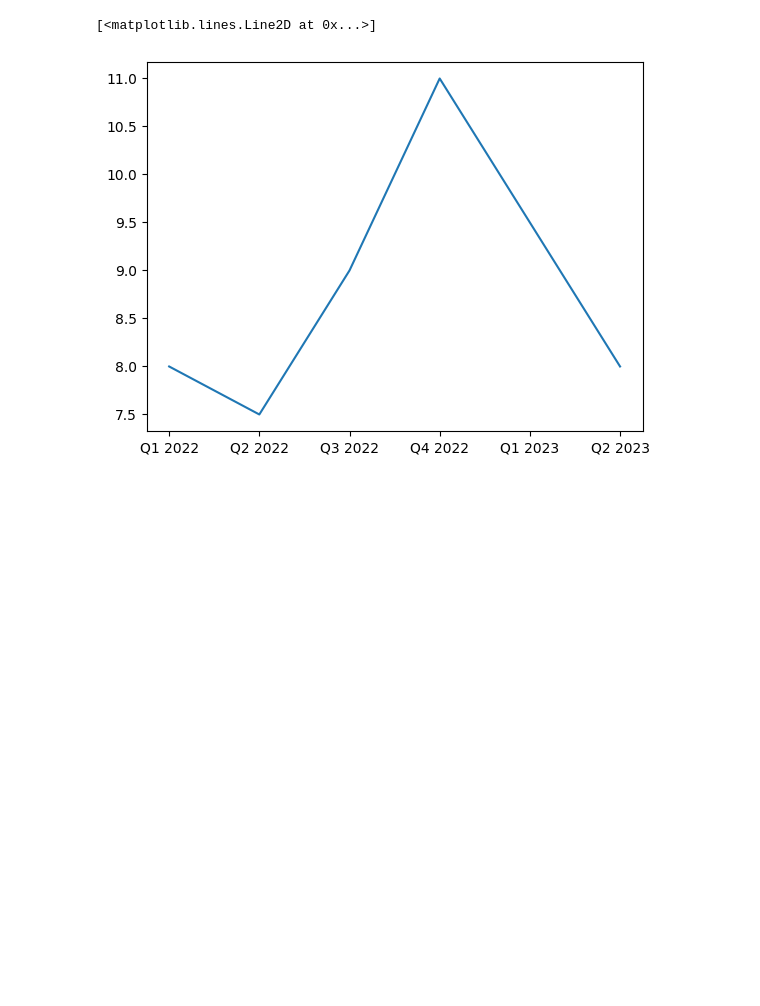
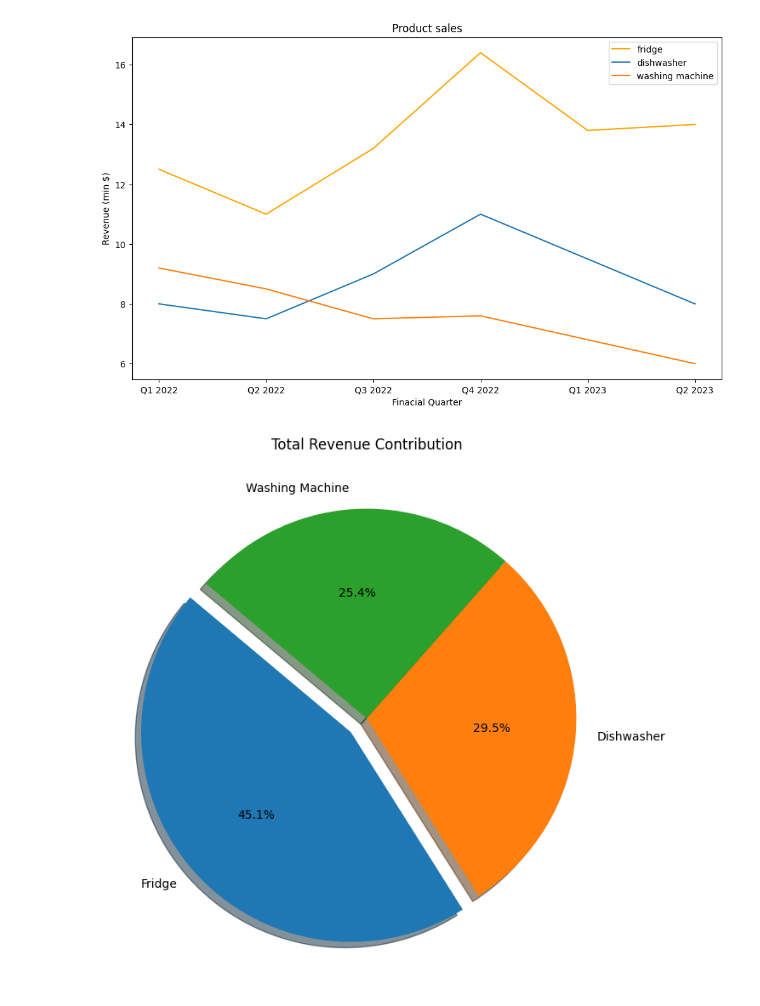
Before and after one commit to taimourkhokhar/ai-ml-learning-journey, a Jupyter notebook: Week-6/matsea.ipynb, the cells around one changed output. Cells and saved outputs as stored; diff of their text form; code cells hidden in the pictures; blank space fills up the shorter version.

```diff
--- a/Week-6/matsea.ipynb
+++ b/Week-6/matsea.ipynb
@@ -1,22 +1,54 @@
 # %%
 import subprocess
 import sys
 
 def install(package):
     subprocess.check_call([sys.executable, "-m", "pip", "install", package])
 
 install('openpyxl')
 install('pandas')
 install('matplotlib')
 
 # Now try running your code again
 import pandas as pd
 df = pd.read_excel("linechart.xlsx")
 df.head(5)
 
 from matplotlib import pyplot as plt
+plt.figure(figsize=(12,7))
+plt.plot(df['Quarter'],df['Fridge'],color="orange",label="fridge")
+plt.plot(df['Quarter'],df['Dishwasher'],label="dishwasher")
+plt.plot(df['Quarter'],df['Washing Machine'],label="washing machine")
+plt.title("Product sales")
+plt.ylabel("Revenue (min $)")
+plt.xlabel("Finacial Quarter")
+plt.legend()
+# plt.show()
+# --- PIE CHART ---
+df_sales = df[['Fridge', 'Dishwasher', 'Washing Machine']].sum()
+plt.figure(figsize=(8, 8))
+plt.pie(df_sales, labels=df_sales.index, autopct="%1.1f%%", explode=(0.1, 0, 0), shadow=True, startangle=140)
+plt.title("Total Revenue Contribution")
+plt.show()
 
-plt.plot(df['Quarter'],df['Dishwasher'])
+# --- BAR CHART 1: Totals per Product ---
+plt.figure(figsize=(10, 6))
+df_sales.plot(kind="bar", color=['orange', 'blue', 'green'])
+plt.title("Total Sales by Product")
+plt.ylabel("Total Revenue")
+plt.xticks(rotation=0) # Keeps product names horizontal
+plt.show()
+
+# --- BAR CHART 2: Sales per Quarter (Grouped) ---
+# Set Quarter as index so it shows up on the X-axis automatically
+df_sales2 = df.set_index("Quarter")
+df_sales2.plot(kind="bar", figsize=(12, 7))
+plt.title("Quarterly Sales Breakdown")
+plt.ylabel("Revenue (min $)")
+plt.xticks(rotation=45)
+plt.legend(title="Products")
+plt.show()
+#histogram
 # %% [output]
-[<matplotlib.lines.Line2D at 0x...>]
-[figure, old version]
+[figure, new version]
+[figure, added]
```
Also changed, not shown: parts of 3 cells of this notebook, 1 other file.
